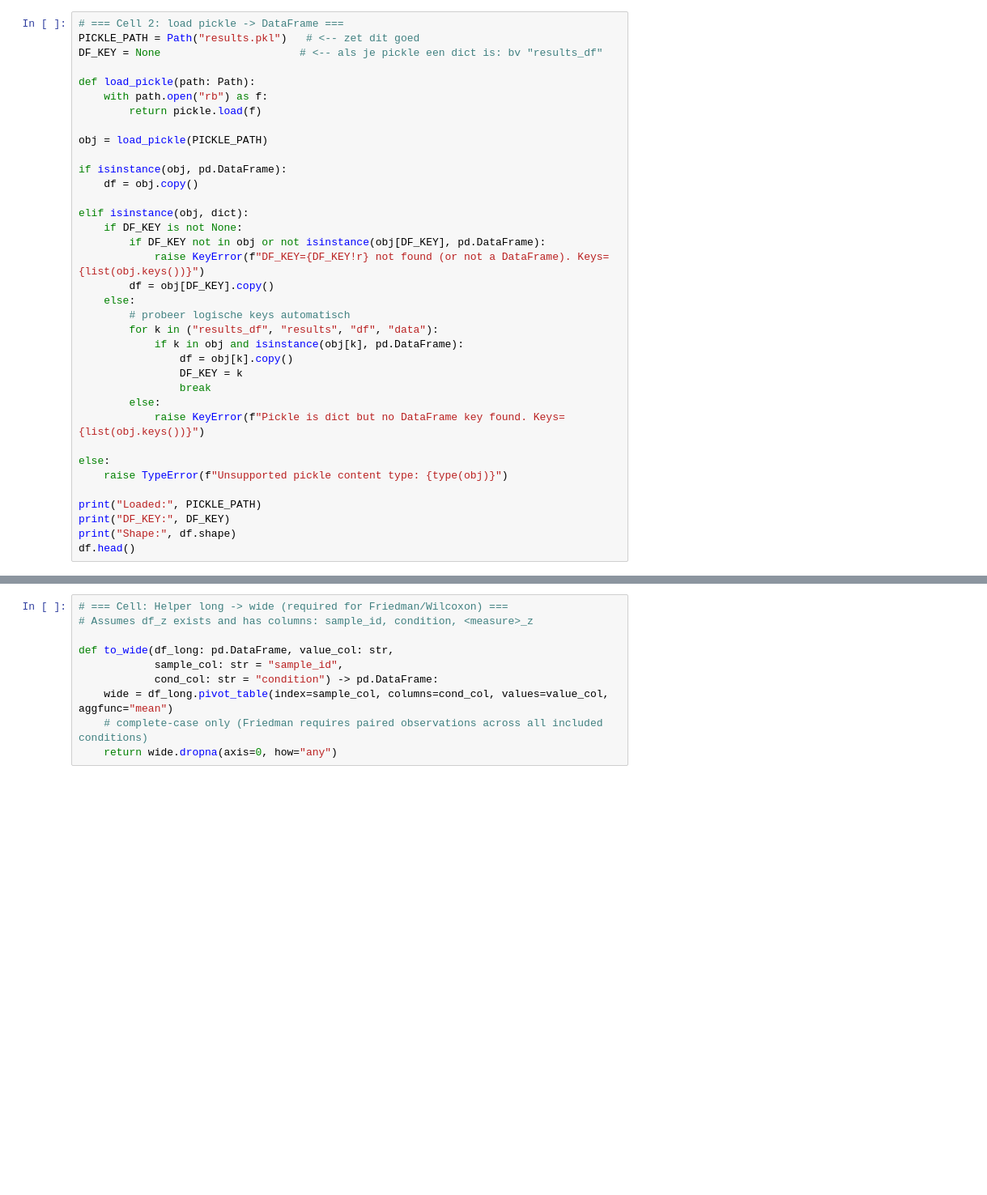
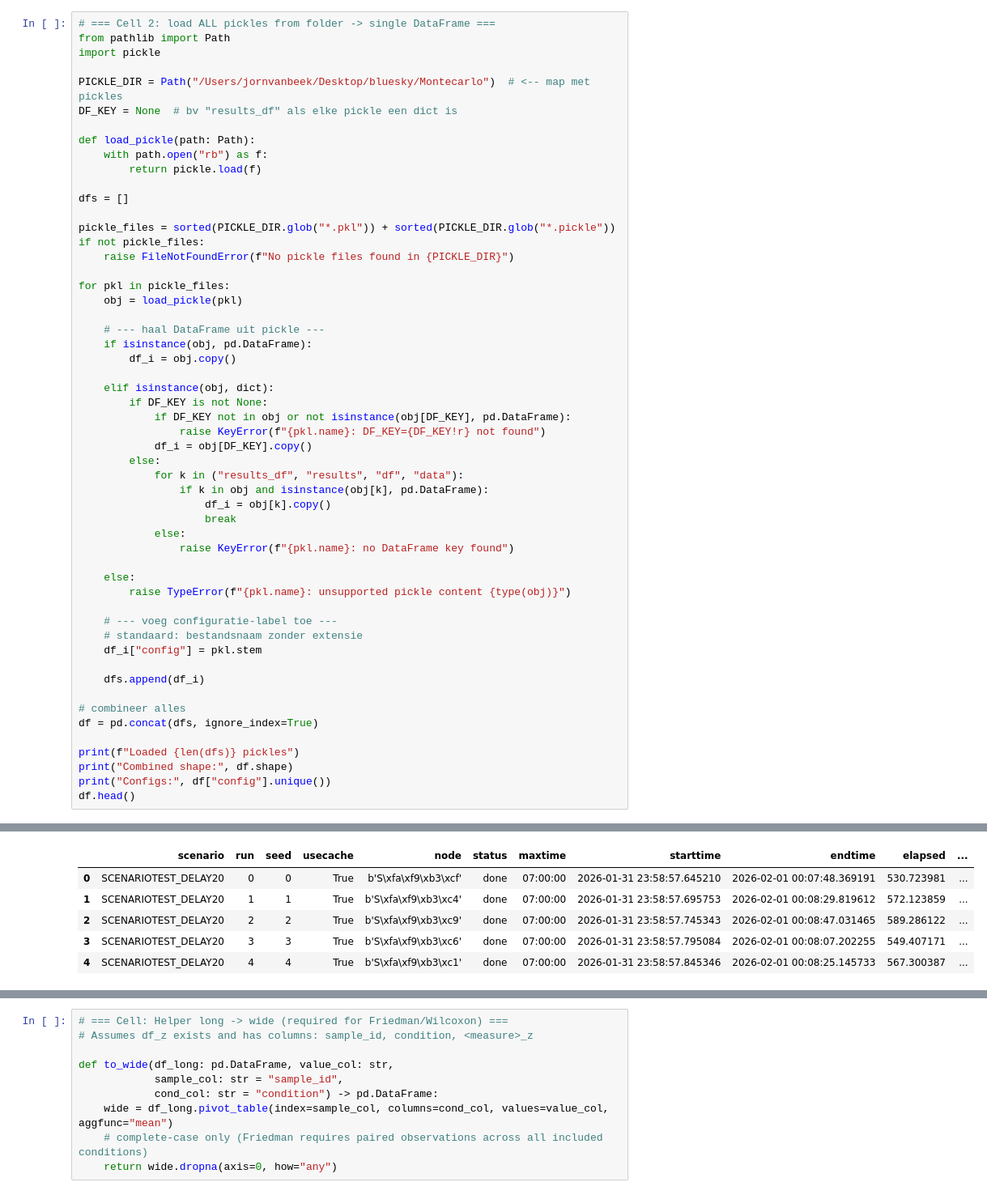
Before and after one commit to Jornvanbeek/bluesky, a Jupyter notebook: bluesky/statistical analysis.ipynb, the cells around one changed output, grey strips where cells are left out. Shown at 81% size. Drawn from its saved outputs; the diff is of its cells as text; blank space fills up the shorter version.

```diff
--- a/bluesky/statistical analysis.ipynb
+++ b/bluesky/statistical analysis.ipynb
@@ -19,36 +18,55 @@ SyntaxError: incomplete input (2484863794.py, line 384)
 # %%
-# === Cell 2: load pickle -> DataFrame ===
-PICKLE_PATH = Path("results.pkl")   # <-- zet dit goed
-DF_KEY = None                      # <-- als je pickle een dict is: bv "results_df"
+# === Cell 2: load ALL pickles from folder -> single DataFrame ===
+from pathlib import Path
+import pickle
+
+PICKLE_DIR = Path("/Users/jornvanbeek/Desktop/bluesky/Montecarlo")  # <-- map met pickles
+DF_KEY = None  # bv "results_df" als elke pickle een dict is
 
 def load_pickle(path: Path):
     with path.open("rb") as f:
         return pickle.load(f)
 
-obj = load_pickle(PICKLE_PATH)
+dfs = []
 
-if isinstance(obj, pd.DataFrame):
-    df = obj.copy()
+pickle_files = sorted(PICKLE_DIR.glob("*.pkl")) + sorted(PICKLE_DIR.glob("*.pickle"))
+if not pickle_files:
+    raise FileNotFoundError(f"No pickle files found in {PICKLE_DIR}")
 
-elif isinstance(obj, dict):
-    if DF_KEY is not None:
-        if DF_KEY not in obj or not isinstance(obj[DF_KEY], pd.DataFrame):
-            raise KeyError(f"DF_KEY={DF_KEY!r} not found (or not a DataFrame). Keys={list(obj.keys())}")
-        df = obj[DF_KEY].copy()
+for pkl in pickle_files:
+    obj = load_pickle(pkl)
+
+    # --- haal DataFrame uit pickle ---
+    if isinstance(obj, pd.DataFrame):
+        df_i = obj.copy()
+
+    elif isinstance(obj, dict):
+        if DF_KEY is not None:
+            if DF_KEY not in obj or not isinstance(obj[DF_KEY], pd.DataFrame):
+                raise KeyError(f"{pkl.name}: DF_KEY={DF_KEY!r} not found")
+            df_i = obj[DF_KEY].copy()
+        else:
+            for k in ("results_df", "results", "df", "data"):
+                if k in obj and isinstance(obj[k], pd.DataFrame):
+                    df_i = obj[k].copy()
+                    break
+            else:
+                raise KeyError(f"{pkl.name}: no DataFrame key found")
+
     else:
-        # probeer logische keys automatisch
-        for k in ("results_df", "results", "df", "data"):
-            if k in obj and isinstance(obj[k], pd.DataFrame):
-                df = obj[k].copy()
-                DF_KEY = k
-                break
-        else:
-            raise KeyError(f"Pickle is dict but no DataFrame key found. Keys={list(obj.keys())}")
+        raise TypeError(f"{pkl.name}: unsupported pickle content {type(obj)}")
 
-else:
-    raise TypeError(f"Unsupported pickle content type: {type(obj)}")
+    # --- voeg configuratie-label toe ---
+    # standaard: bestandsnaam zonder extensie
+    df_i["config"] = pkl.stem
 
-print("Loaded:", PICKLE_PATH)
-print("DF_KEY:", DF_KEY)
-print("Shape:", df.shape)
+    dfs.append(df_i)
+
+# combineer alles
+df = pd.concat(dfs, ignore_index=True)
+
+print(f"Loaded {len(dfs)} pickles")
+print("Combined shape:", df.shape)
+print("Configs:", df["config"].unique())
 df.head()
+# %% [output]
@@ -55 +83,7 @@ df.head()
+|  | scenario | run | seed | usecache | node | status | maxtime | starttime | endtime | elapsed | ... |
+| 0 | SCENARIOTEST_DELAY20 | 0 | 0 | True | b'S\xfa\xf9\xb3\xcf' | done | 07:00:00 | 2026-01-31 23:58:57.645210 | 2026-02-01 00:07:48.369191 | 530.723981 | ... |
+| 1 | SCENARIOTEST_DELAY20 | 1 | 1 | True | b'S\xfa\xf9\xb3\xc4' | done | 07:00:00 | 2026-01-31 23:58:57.695753 | 2026-02-01 00:08:29.819612 | 572.123859 | ... |
+| 2 | SCENARIOTEST_DELAY20 | 2 | 2 | True | b'S\xfa\xf9\xb3\xc9' | done | 07:00:00 | 2026-01-31 23:58:57.745343 | 2026-02-01 00:08:47.031465 | 589.286122 | ... |
+| 3 | SCENARIOTEST_DELAY20 | 3 | 3 | True | b'S\xfa\xf9\xb3\xc6' | done | 07:00:00 | 2026-01-31 23:58:57.795084 | 2026-02-01 00:08:07.202255 | 549.407171 | ... |
+| 4 | SCENARIOTEST_DELAY20 | 4 | 4 | True | b'S\xfa\xf9\xb3\xc1' | done | 07:00:00 | 2026-01-31 23:58:57.845346 | 2026-02-01 00:08:25.145733 | 567.300387 | ... |
 # %%
```
Also changed, not shown: parts of 16 cells of this notebook, 40 other files.
